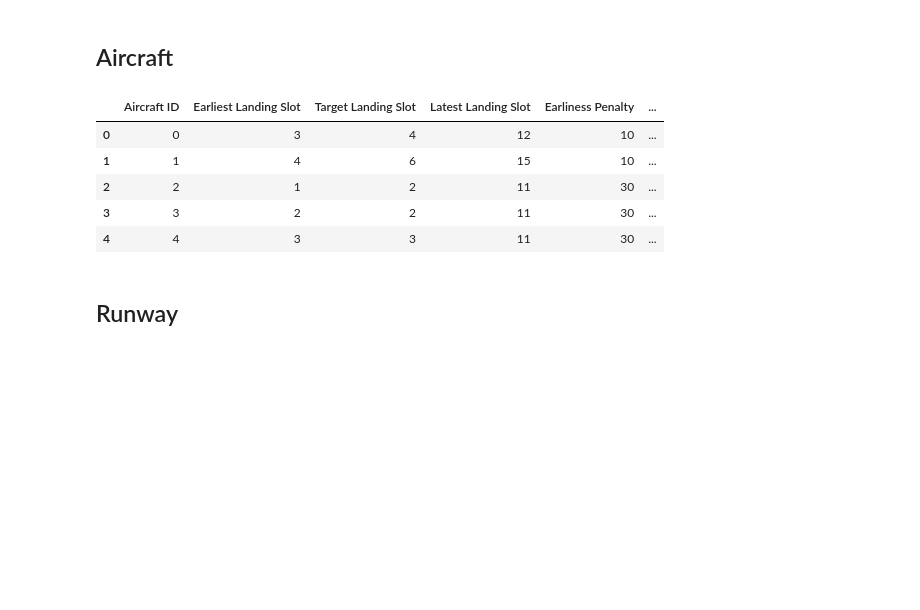
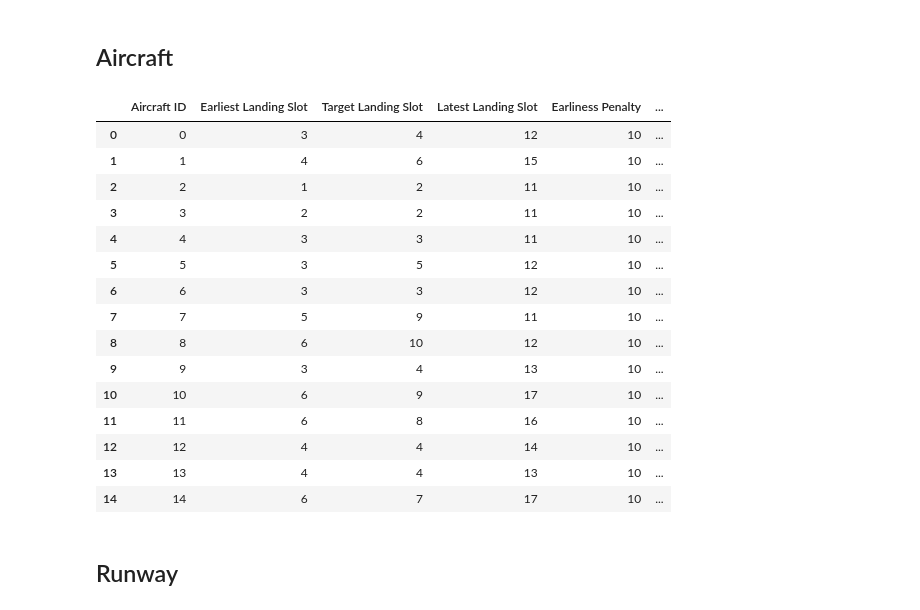
Before and after one commit to kitkhai/Aircraft-Landing-Schedule, a Jupyter notebook: Aircraft Landing Optimisation.ipynb, the cells around one changed output. Cells and saved outputs as stored; diff of their text form; code cells hidden in the pictures; blank space fills up the shorter version.

```diff
--- a/Aircraft Landing Optimisation.ipynb
+++ b/Aircraft Landing Optimisation.ipynb
@@ -22,14 +24,24 @@ separation_time = separation_time.values
 ## Aircraft
 # %%
 aircraft_df = pd.read_csv("aircraft.csv")
-aircraft_df.head()
+aircraft_df
 # %% [output]
 |  | Aircraft ID | Earliest Landing Slot | Target Landing Slot | Latest Landing Slot | Earliness Penalty | ... |
 | 0 | 0 | 3 | 4 | 12 | 10 | ... |
 | 1 | 1 | 4 | 6 | 15 | 10 | ... |
-| 2 | 2 | 1 | 2 | 11 | 30 | ... |
-| 3 | 3 | 2 | 2 | 11 | 30 | ... |
-| 4 | 4 | 3 | 3 | 11 | 30 | ... |
+| 2 | 2 | 1 | 2 | 11 | 10 | ... |
+| 3 | 3 | 2 | 2 | 11 | 10 | ... |
+| 4 | 4 | 3 | 3 | 11 | 10 | ... |
+| 5 | 5 | 3 | 5 | 12 | 10 | ... |
+| 6 | 6 | 3 | 3 | 12 | 10 | ... |
+| 7 | 7 | 5 | 9 | 11 | 10 | ... |
+| 8 | 8 | 6 | 10 | 12 | 10 | ... |
+| 9 | 9 | 3 | 4 | 13 | 10 | ... |
+| 10 | 10 | 6 | 9 | 17 | 10 | ... |
+| 11 | 11 | 6 | 8 | 16 | 10 | ... |
+| 12 | 12 | 4 | 4 | 14 | 10 | ... |
+| 13 | 13 | 4 | 4 | 13 | 10 | ... |
+| 14 | 14 | 6 | 7 | 17 | 10 | ... |
 # %%
 earliest_landing = aircraft_df["Earliest Landing Slot"].values
 target_landing = aircraft_df["Target Landing Slot"].values
```
Also changed, not shown: parts of 19 cells of this notebook, 3 other files.
